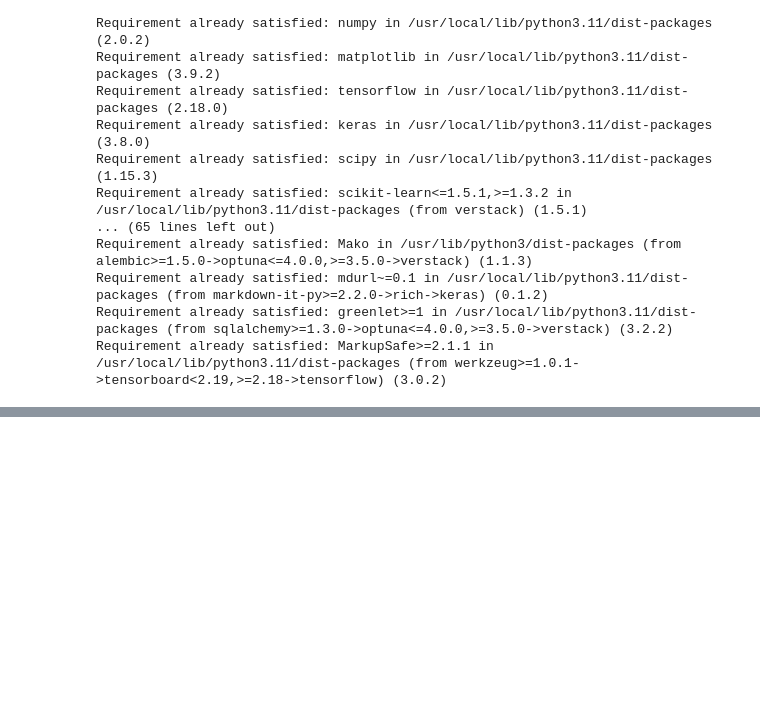
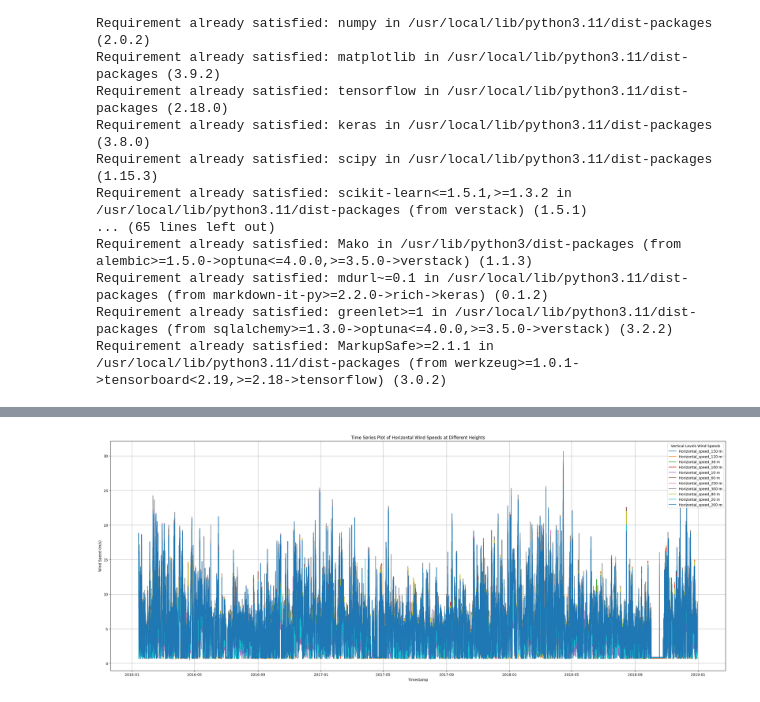
Before and after one commit to Arijitdutta19910601/Atmol4Cast-CNR, a Jupyter notebook: Data_Preprocessing.ipynb, the cells around one changed output, grey strips where cells are left out. Saved outputs shown, nothing was run; the diff lists cells and outputs as text; code cells hidden in the pictures; blank space fills up the shorter version.

```diff
--- a/Data_Preprocessing.ipynb
+++ b/Data_Preprocessing.ipynb
@@ -108,0 +237,38 @@ plt.show()
+# %%
+# Define the new names after renaming
+new_column_names = {
+'Horizontal_speed_300 m',
+'Horizontal_speed_250 m',
+'Horizontal_speed_200 m',
+'Horizontal_speed_150 m',
+'Horizontal_speed_120 m',
+'Horizontal_speed_100 m',
+'Horizontal_speed_80 m',
+'Horizontal_speed_60 m',
+'Horizontal_speed_20 m',
+'Horizontal_speed_10 m',
+'Horizontal_speed_38 m'
+}
+
+
+# Plot
+plt.figure(figsize=(25, 10))
+
+# Iterate over the NEW column names for plotting
+for col in new_column_names:
+    # Ensure the column exists in the DataFrame after renaming
+    if col in zephir_df.columns:
+         plt.plot(zephir_df['Timestamp'], zephir_df[col], label=col)
+    else:
+        print(f"Warning: Column '{col}' not found after renaming.")
+
+
+plt.xlabel('Timestamp')
+plt.ylabel('Wind Speed (m/s)')
+plt.title('Time Series Plot of Horizontal Wind Speeds at Different Heights')
+plt.legend(title="Vertical Levels Wind Speeds", loc='upper right')
+plt.grid(True)
+plt.tight_layout()
+plt.show()
+# %% [output]
+[figure, added]
```
Also changed, not shown: parts of 6 cells of this notebook.
